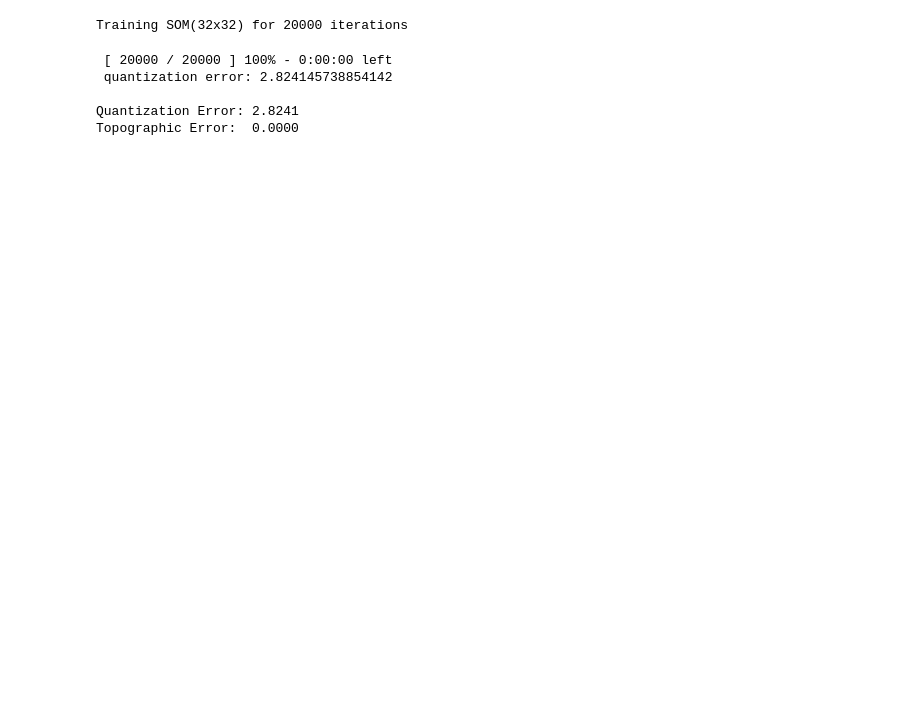
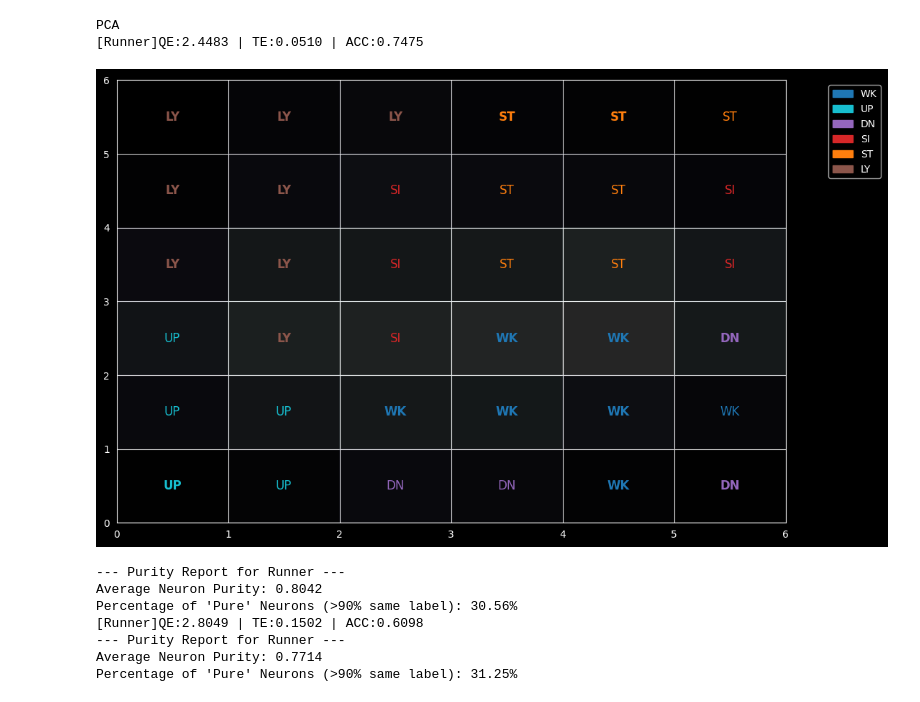
Before and after one commit to EduardDumitrescul/unsupervised-activity-clustering, a Jupyter notebook: som.ipynb, the cells around one changed output. Saved outputs shown, nothing was run; the diff lists cells and outputs as text; code cells hidden in the pictures; blank space fills up the shorter version.

```diff
--- a/som.ipynb
+++ b/som.ipynb
@@ -10,6 +10,9 @@ from sklearn.metrics import accuracy_score, classification_report
 %autoreload 2
 # %%
 dataset = UciHarDataset()
+full_features = FullFeatureSet(dataset)
+manual_features= ManuallySelectedFeatureSet(dataset)
+pca_features = PcaFeatureSet(dataset, n_components=10)
 # %% [output]
 Loaded activity labels from data/UCI-HAR Dataset//activity_labels.txt
 {1: 'WALKING', 2: 'WALKING_UPSTAIRS', 3: 'WALKING_DOWNSTAIRS', 4: 'SITTING', 5: 'STANDING', 6: 'LAYING'}
@@ -21,17 +112,34 @@ Loaded labels from data/UCI-HAR Dataset/test/y_test.txt. Shape: (2947, 1)
 # %%
-manual_features = PcaFeatureSet(dataset, n_components=None)
+print("PCA")
+runner = SomModelRunner(dataset, feature_set=pca_features,
+                        x_size=6,
+                        y_size=6,
+                        sigma=2.4,
+                        lr=0.5,
+                        topology='rectangular')
+runner.run(iterations=5000)
+runner.plot_labeled_grid(filename='fig/som_pca_labeled_grid.svg')
+runner.evaluate_test_set()
+runner.check_cluster_purity()
 
-runner = SomModelRunner(dataset, feature_set=manual_features,
-                        x_size=32,
-                        y_size=32,
-                        sigma=5.0,
-                        lr=0.1,
+runner = SomModelRunner(dataset, feature_set=pca_features,
+                        x_size=4,
+                        y_size=4,
+                        sigma=1.6,
+                        lr=0.5,
                         topology='rectangular')
-runner.run(iterations=20000, num_examples=1000)
+runner.run(iterations=5000)
+# runner.plot_labeled_grid()
+runner.evaluate_test_set()
+runner.check_cluster_purity()
 # %% [output]
-Training SOM(32x32) for 20000 iterations
+PCA
+[Runner]QE:2.4483 | TE:0.0510 | ACC:0.7475
+[figure, added]
- [ 20000 / 20000 ] 100% - 0:00:00 left
- quantization error: 2.824145738854142
-
-Quantization Error: 2.8241
-Topographic Error:  0.0000
+--- Purity Report for Runner ---
+Average Neuron Purity: 0.8042
+Percentage of 'Pure' Neurons (>90% same label): 30.56%
+[Runner]QE:2.8049 | TE:0.1502 | ACC:0.6098
+--- Purity Report for Runner ---
+Average Neuron Purity: 0.7714
+Percentage of 'Pure' Neurons (>90% same label): 31.25%
```
Also changed, not shown: parts of 6 cells of this notebook, 17 other files.
